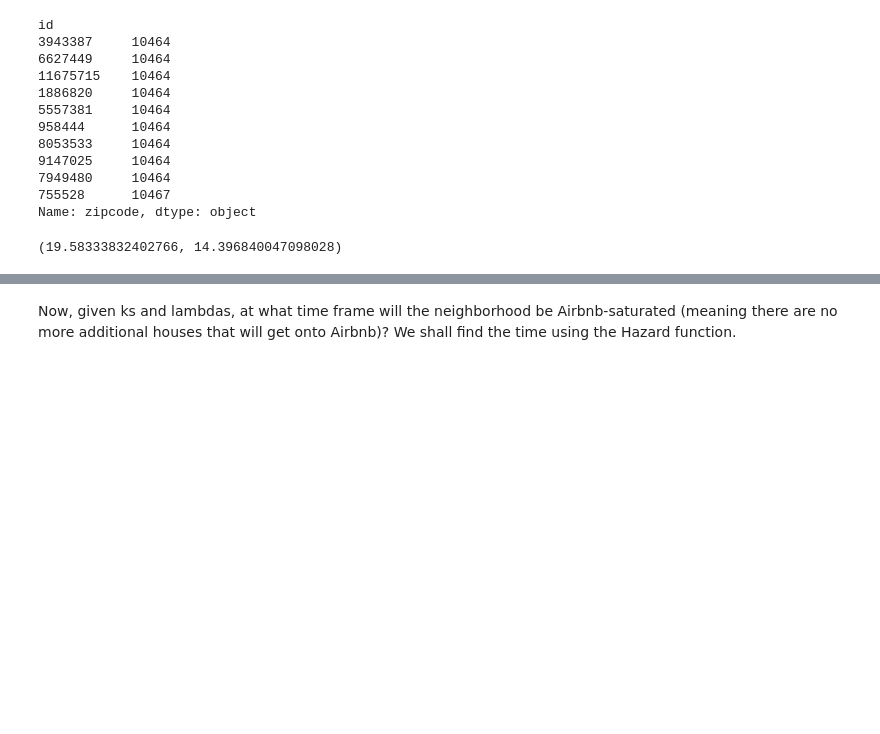
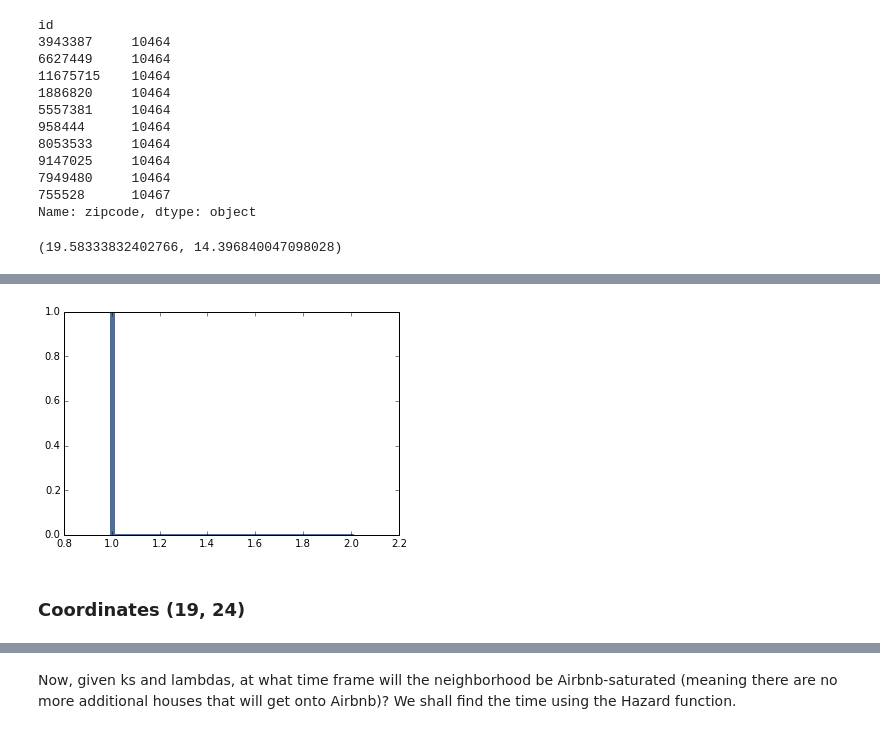
Before and after one commit to ajackso/SurvivalAnalysis, a Jupyter notebook: NYCListing.ipynb, the cells around one changed output, grey strips where cells are left out. Saved outputs shown, nothing was run; the diff lists cells and outputs as text; code cells hidden in the pictures; blank space fills up the shorter version.

```diff
--- a/NYCListing.ipynb
+++ b/NYCListing.ipynb
@@ -349,0 +399,7 @@ C = Counter(neighborhoodData)
+# %%
+marginalK_0 = suite_0.Marginal(1)
+thinkplot.Pmf(marginalK_0)
+# %% [output]
+[figure, added]
+# %% [markdown]
+### Coordinates (19, 24)
```
Also changed, not shown: parts of 48 cells of this notebook, 1 other file.
